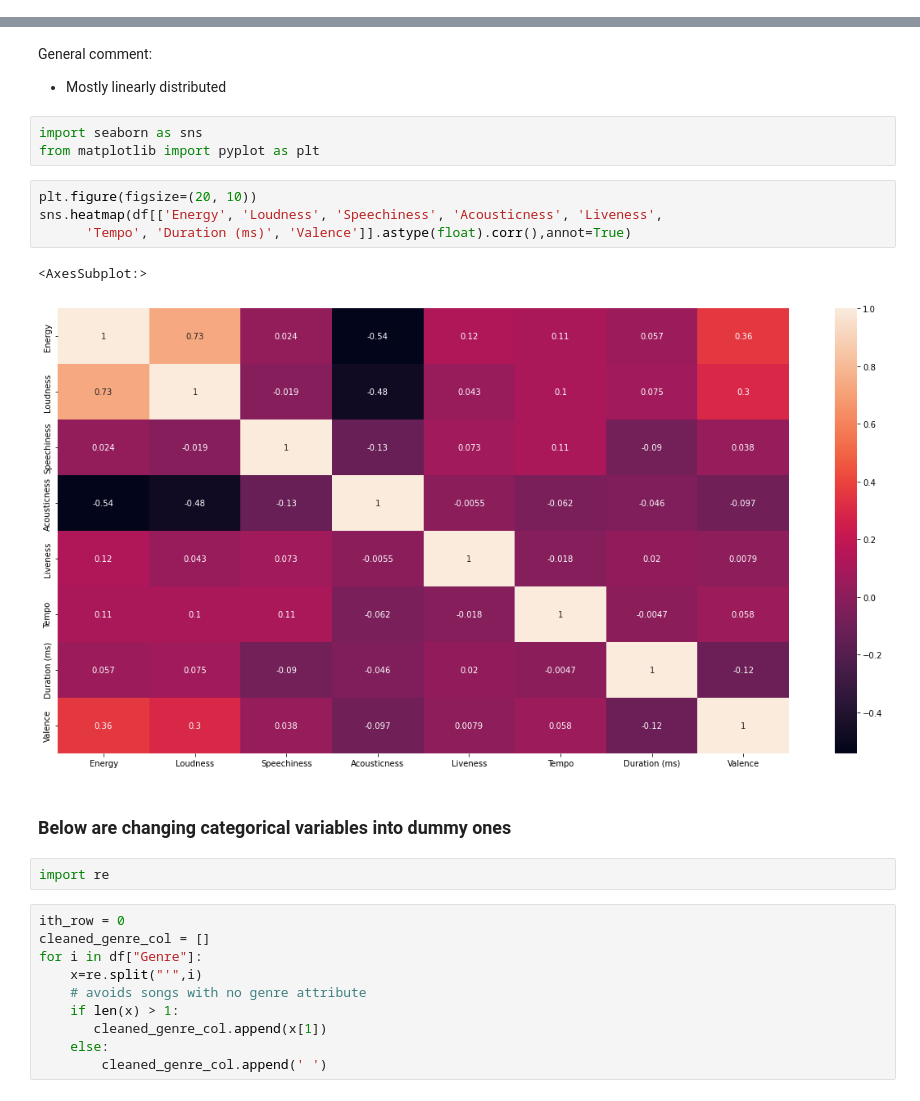
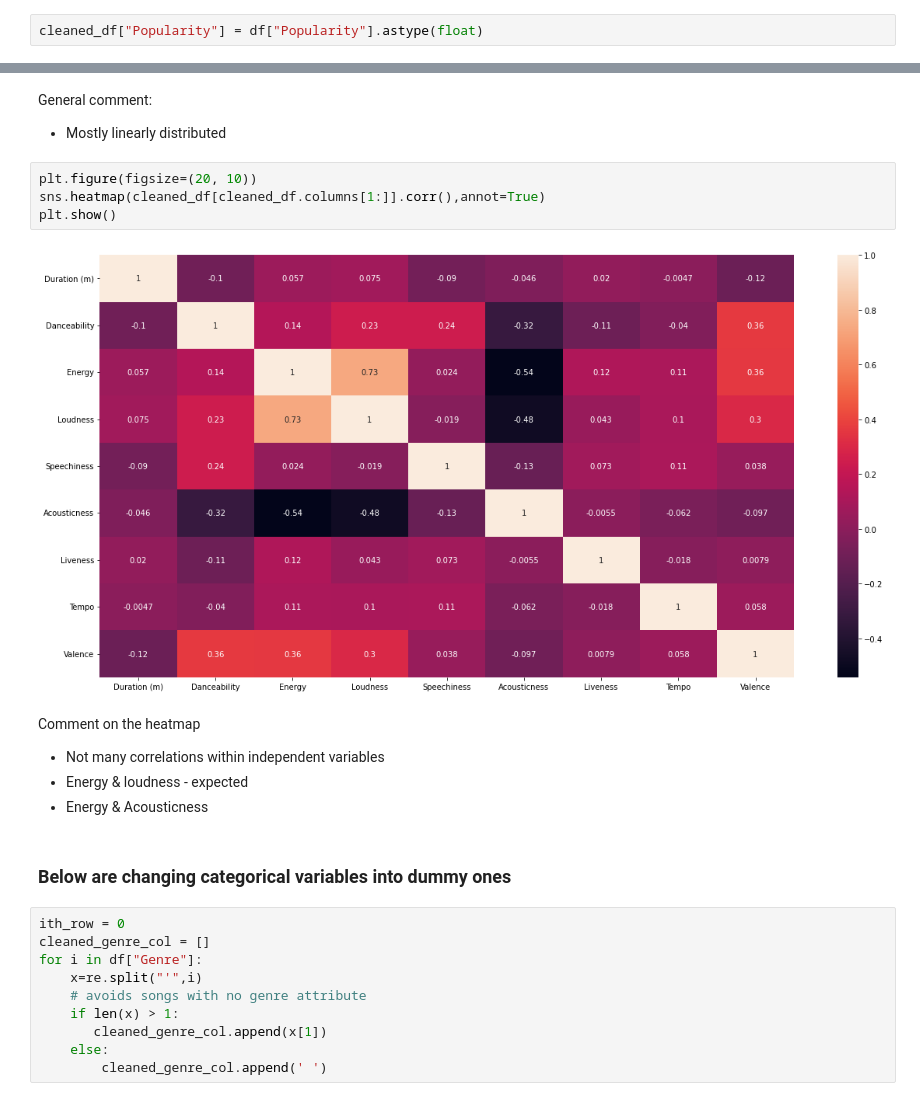
Before and after one commit to Opheliadh/DH140-Final-Music-Trends, a Jupyter notebook: Spotify_songs_popularity.ipynb, the cells around one changed output, grey strips where cells are left out. Cells and saved outputs as stored; diff of their text form.

Commit message:
plot changes

```diff
--- a/Spotify_songs_popularity.ipynb
+++ b/Spotify_songs_popularity.ipynb
@@ -105,6 +112,8 @@ df["Popularity"].astype("int").plot.hist()
 # %% [output]
 <AxesSubplot:ylabel='Frequency'>
 [figure]
+# %%
+cleaned_df["Popularity"] = df["Popularity"].astype(float)
 # %% [markdown]
 Immediately, we realize that the variable 'Duration' is measured in ms, milleseconds. This does not make logical sense, so we will change it into minutes.
 # %%
@@ -165,20 +138,19 @@ df["Valence"].astype(float).plot.hist()
 General comment:
 
 - Mostly linearly distributed
-# %%
-import seaborn as sns
-from matplotlib import pyplot as plt
 # %%
 plt.figure(figsize=(20, 10))
-sns.heatmap(df[['Energy', 'Loudness', 'Speechiness', 'Acousticness', 'Liveness',
-      'Tempo', 'Duration (ms)', 'Valence']].astype(float).corr(),annot=True)
+sns.heatmap(cleaned_df[cleaned_df.columns[1:]].corr(),annot=True)
+plt.show()
 # %% [output]
-<AxesSubplot:>
-[figure, old version]
+[figure, new version]
+# %% [markdown]
+Comment on the heatmap
+- Not many correlations within independent variables
+- Energy & loudness - expected
+- Energy & Acousticness
 # %% [markdown]
 ### Below are changing categorical variables into dummy ones
-# %%
-import re
 # %%
 ith_row = 0
 cleaned_genre_col = []
```
Also changed, not shown: parts of 31 cells of this notebook.
